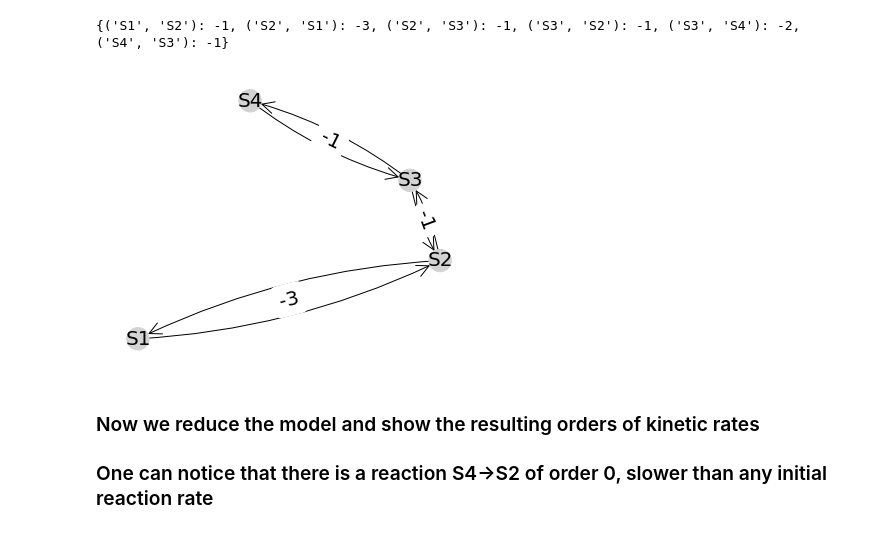
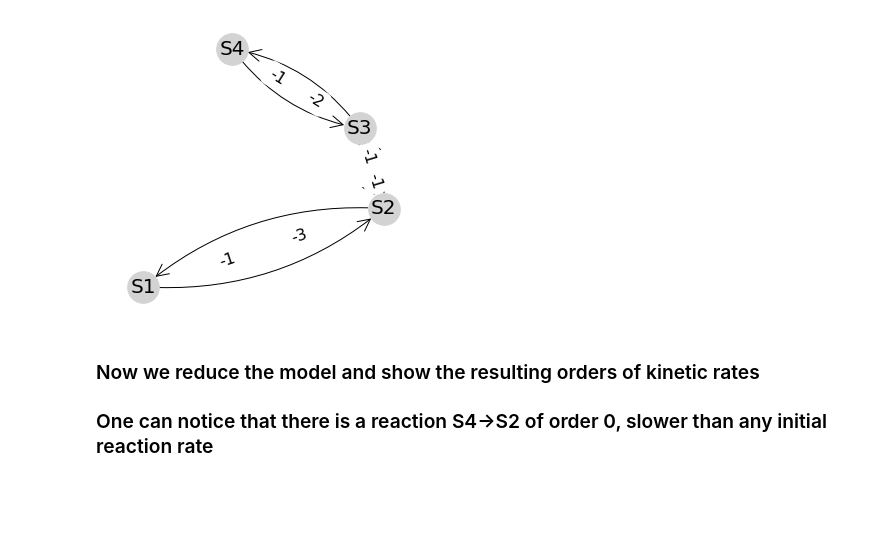
Before and after one commit to oradules/LNetReduce, a Jupyter notebook: Example_Petrov_paper.ipynb, the cells around one changed output. Cells and saved outputs as stored; diff of their text form; code cells hidden in the pictures; blank space fills up the shorter version.

```diff
--- a/Example_Petrov_paper.ipynb
+++ b/Example_Petrov_paper.ipynb
@@ -49,38 +9,15 @@ def plot_dynamics(G,title='',timescale=5,highlighted_node=None):
 ![](https://media.springernature.com/original/springer-static/image/chp%3A10.1007%2F978-3-030-60327-4_3/MediaObjects/496159_1_En_3_Fig2_HTML.png)
 
 #### With the $\epsilon$ orders provided in the paper, the reduction algorithm ends up with a cycle containing two kinetic rates of the same order 0, which formally leads to error message. To avoid this, we modify the reaction rate S2->S1 to the order -3. This won't change the conclusion about emergence of slow time scales not initially present in the initial reaction rates
-# %%
-# load the model
-filename = 'models/petrov1.csv'
-reduced_filename = "%s_reduced" % filename
-timescale = 5
-G = reduction.load(filename)
-
-# prepare some stuff for visualization
-node_names = []
-for n in G:
-    node_names.append(n)
-color_map = []
-for node in G:
-    color_map.append('lightgray')
-
-# compute the layout
-pos = nx.nx_pydot.graphviz_layout(G)
-
-# draw the graph
-nx.draw(G, pos,with_labels = True,node_color=color_map,
-        font_size=20,node_size=500,arrowsize=30,arrowstyle='->',
-       connectionstyle="arc3,rad=0.1")
-edge_labels = get_edge_labels_dic(G)
-nx.draw_networkx_edge_labels(G,pos,edge_labels=edge_labels,font_color='black',font_size=20)
-
-# show the edge labels (difficult to show on reciprocal arrows)
-edge_labels = get_edge_labels_dic(G)
-print(edge_labels)
-plt.show()
-# %% [output]
-{('S1', 'S2'): -1, ('S2', 'S1'): -3, ('S2', 'S3'): -1, ('S3', 'S2'): -1, ('S3', 'S4'): -2, ('S4', 'S3'): -1}
-[figure, removed]
+# %%
+# load the model
+filename = 'models/petrov1.csv'
+timescale = 5
+G = lnetreduce.load_graph(filename)
+
+pos = lnetreduce.plot_graph(G, curve=True, edge_labels='weight')
+# %% [output]
+[figure, added]
 # %% [markdown]
 ### Now we reduce the model and show the resulting orders of kinetic rates
 ### One can notice that there is a reaction S4->S2 of order 0, slower than any initial reaction rate
```
Also changed, not shown: parts of 9 cells of this notebook, 2 other files.
